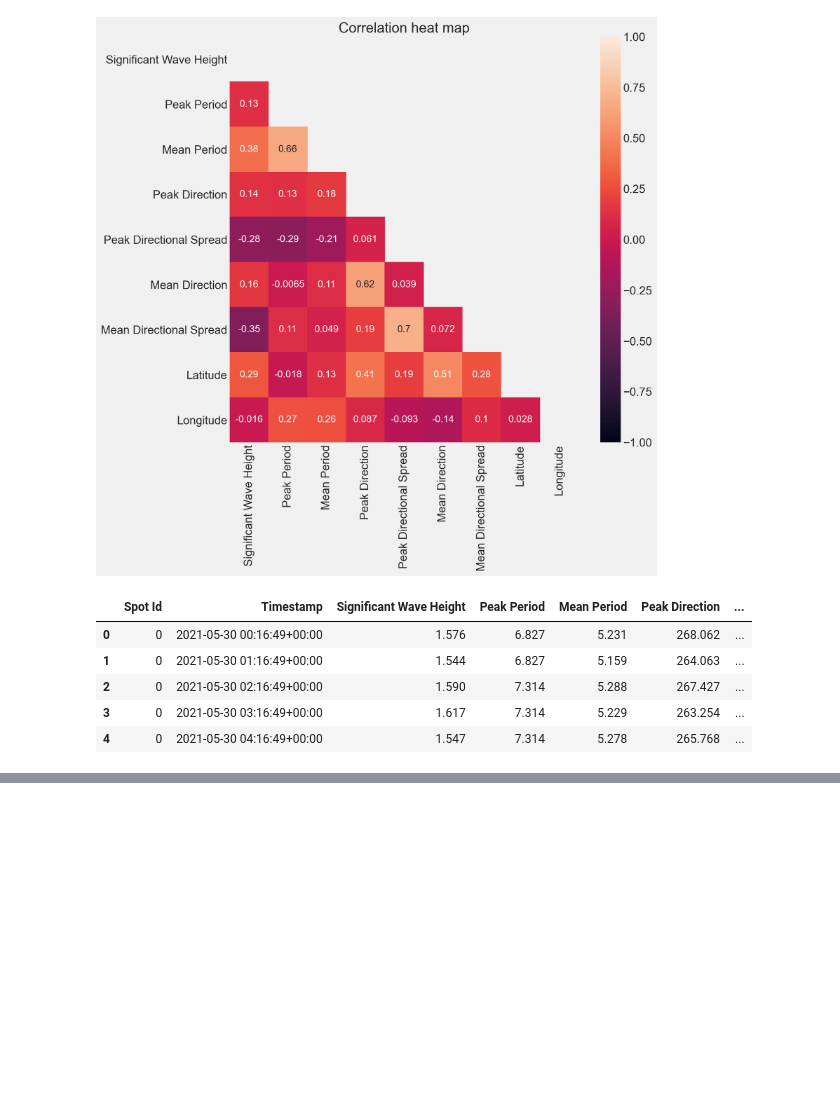
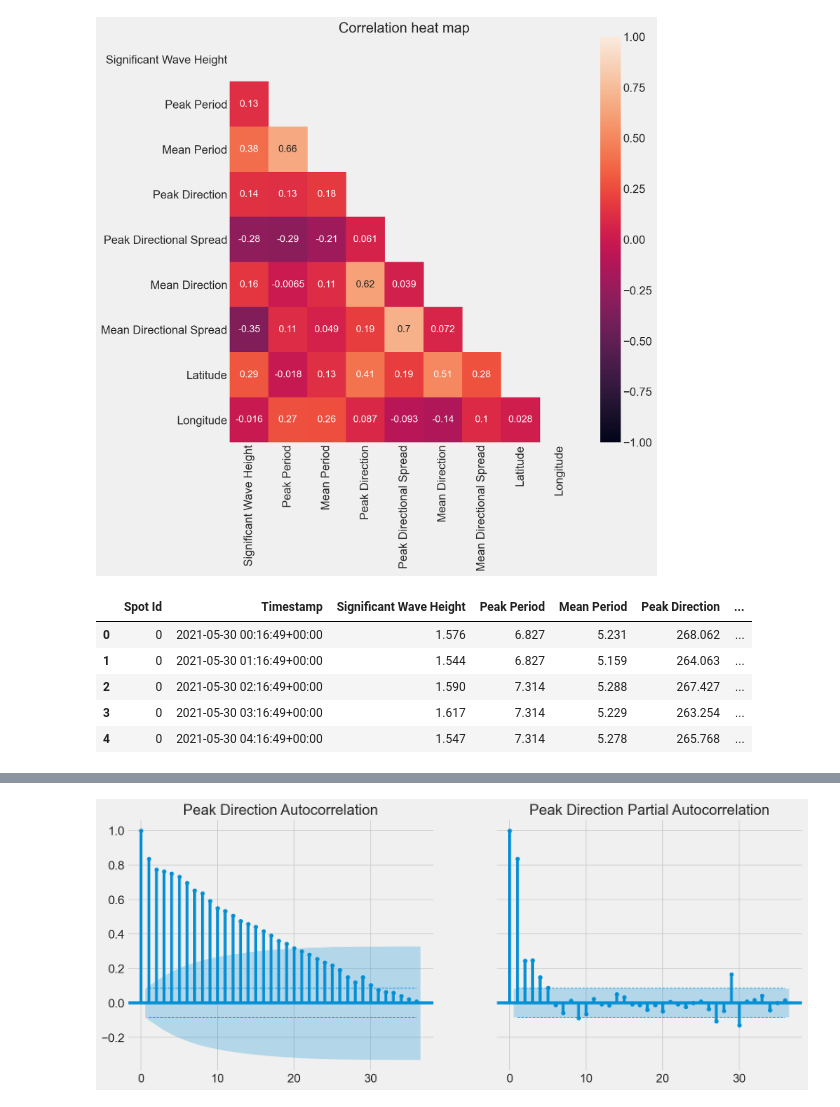
Before and after one commit to esbatiehsan/forecasting-floats, a Jupyter notebook: data-cleaning-exploration.ipynb, the cells around one changed output, grey strips where cells are left out. Saved outputs shown, nothing was run; the diff lists cells and outputs as text; code cells hidden in the pictures; blank space fills up the shorter version.

```diff
--- a/data-cleaning-exploration.ipynb
+++ b/data-cleaning-exploration.ipynb
@@ -173,0 +200,4 @@ plot_autocorr(buoy_data, 87, 'Heading', 72)
+# %%
+plot_autocorrs(buoy_data, buoy_id=0, feature='Peak Direction', lags=36)
+# %% [output]
+[figure, added]
```
Also changed, not shown: parts of 20 cells of this notebook.
